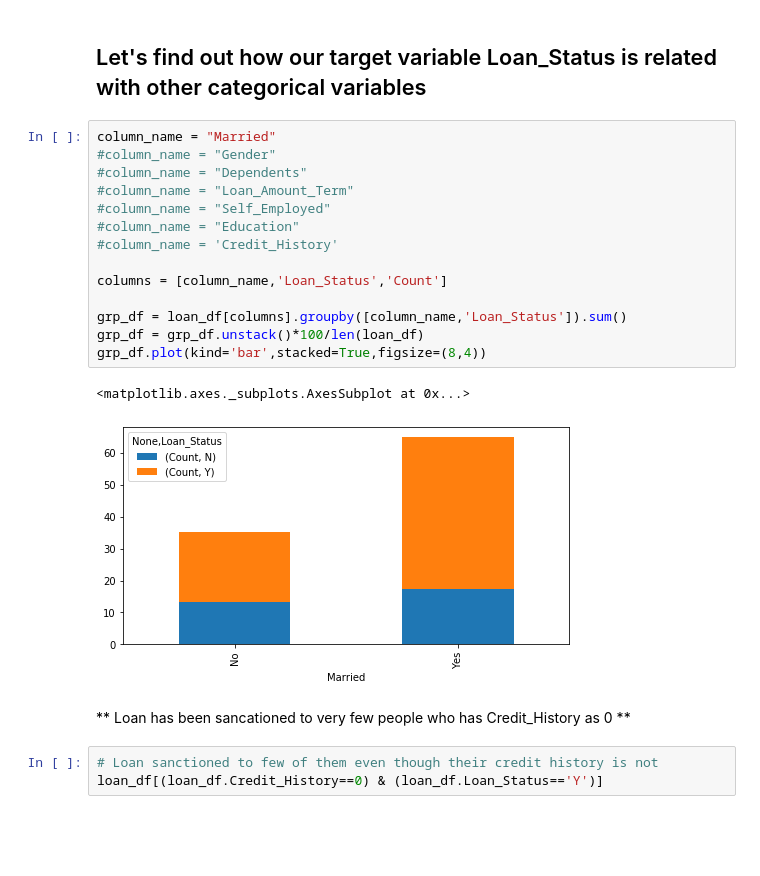
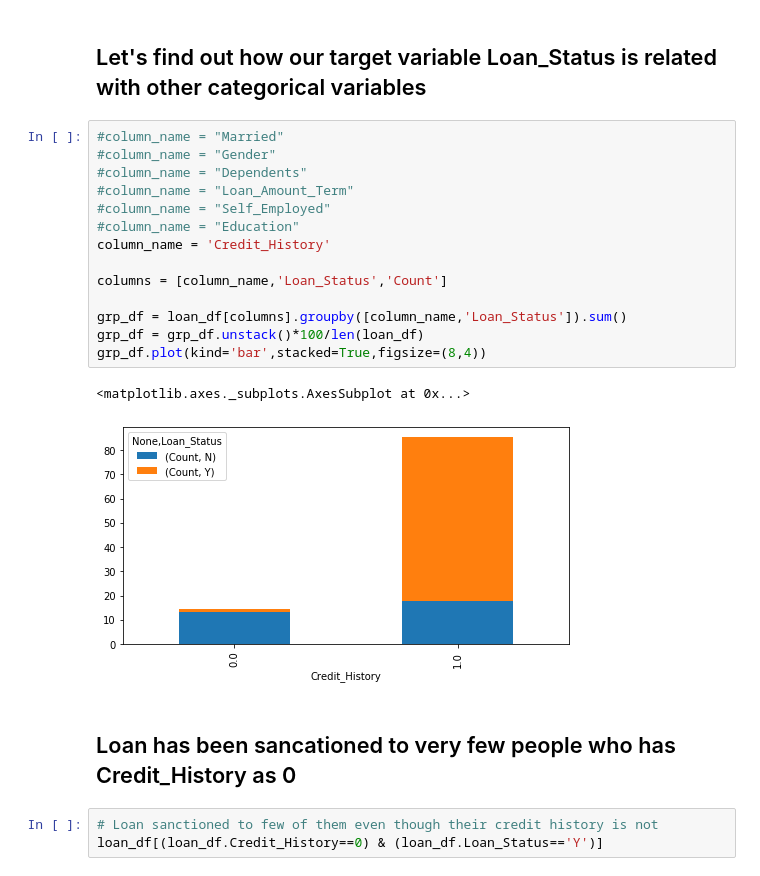
Before and after one commit to sdonapar/data_analysis_training, a Jupyter notebook: loan_predection.ipynb, the cells around one changed output. Cells and saved outputs as stored; diff of their text form; blank space fills up the shorter version.

```diff
--- a/loan_predection.ipynb
+++ b/loan_predection.ipynb
@@ -284,24 +290,24 @@ pd.DataFrame(loan_df[column_name].value_counts()*100/len(loan_df)).plot(kind='ba
 # %% [markdown]
 ## Let's find out how our target variable Loan_Status is related with other categorical variables
 # %%
-column_name = "Married"
+#column_name = "Married"
 #column_name = "Gender"
 #column_name = "Dependents"
 #column_name = "Loan_Amount_Term"
 #column_name = "Self_Employed"
 #column_name = "Education"
-#column_name = 'Credit_History'
+column_name = 'Credit_History'
 
 columns = [column_name,'Loan_Status','Count']
 
 grp_df = loan_df[columns].groupby([column_name,'Loan_Status']).sum()
 grp_df = grp_df.unstack()*100/len(loan_df)
 grp_df.plot(kind='bar',stacked=True,figsize=(8,4))
 # %% [output]
 <matplotlib.axes._subplots.AxesSubplot at 0x...>
-[figure, old version]
+[figure, new version]
 # %% [markdown]
-** Loan has been sancationed to very few people who has Credit_History as 0 **
+## Loan has been sancationed to very few people who has Credit_History as 0
 # %%
 # Loan sanctioned to few of them even though their credit history is not
 loan_df[(loan_df.Credit_History==0) & (loan_df.Loan_Status=='Y')]
```
Also changed, not shown: parts of 68 cells of this notebook, 5 other files.
